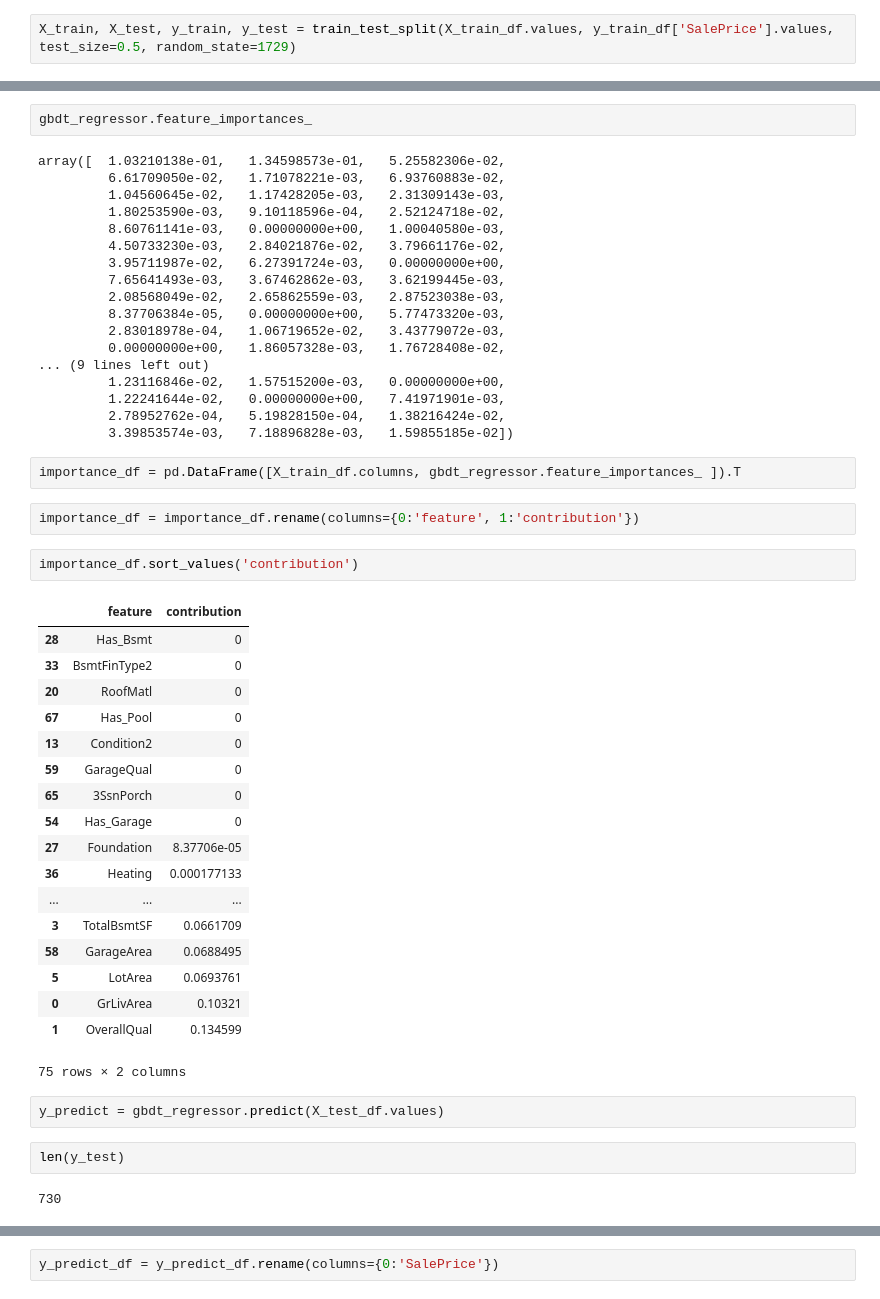
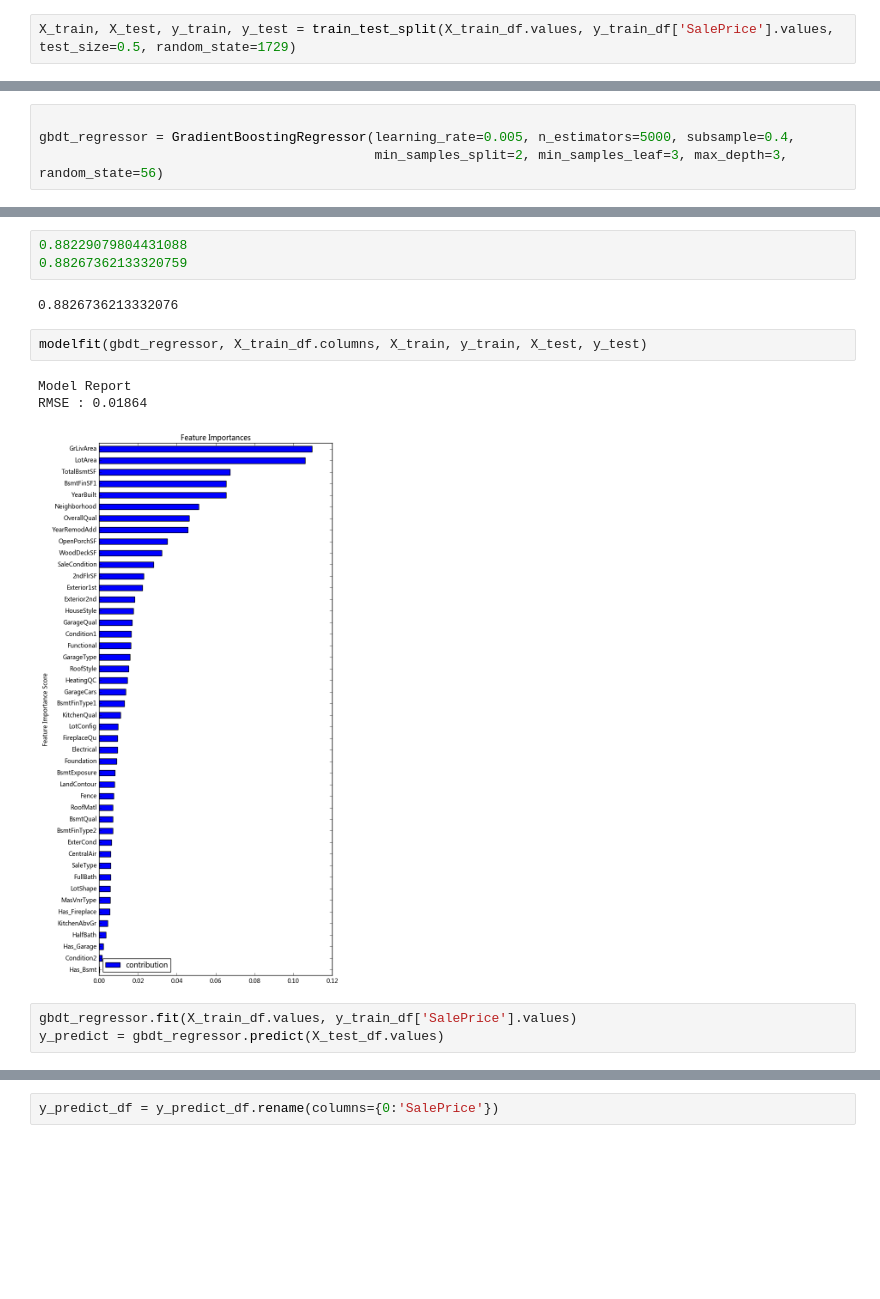
Before and after one commit to AstaTus/House_Prices_Advanced_Regression_Techniques, a Jupyter notebook: offline/XgboostModel.ipynb, the cells around one changed output, grey strips where cells are left out. Drawn from its saved outputs; the diff is of its cells as text; blank space fills up the shorter version.

```diff
--- a/offline/XgboostModel.ipynb
+++ b/offline/XgboostModel.ipynb
@@ -110,3 +238,7 @@ plt.show()
+# %%
+
+gbdt_regressor = GradientBoostingRegressor(learning_rate=0.005, n_estimators=5000, subsample=0.4,
+                                           min_samples_split=2, min_samples_leaf=3, max_depth=3, random_state=56)
 # %%
 gbdt_regressor.fit(X_train, y_train)
 gbdt_regressor.score(X_test, y_test)
@@ -146,52 +247,15 @@ Index(['GrLivArea', 'OverallQual', 'BsmtFinSF1', 'TotalBsmtSF', 'LotShape',
-# %%
-gbdt_regressor.feature_importances_
-# %% [output]
-array([  1.03210138e-01,   1.34598573e-01,   5.25582306e-02,
-         6.61709050e-02,   1.71078221e-03,   6.93760883e-02,
-         1.04560645e-02,   1.17428205e-03,   2.31309143e-03,
-         1.80253590e-03,   9.10118596e-04,   2.52124718e-02,
-         8.60761141e-03,   0.00000000e+00,   1.00040580e-03,
-         4.50733230e-03,   2.84021876e-02,   3.79661176e-02,
-         3.95711987e-02,   6.27391724e-03,   0.00000000e+00,
-         7.65641493e-03,   3.67462862e-03,   3.62199445e-03,
-         2.08568049e-02,   2.65862559e-03,   2.87523038e-03,
-         8.37706384e-05,   0.00000000e+00,   5.77473320e-03,
-         2.83018978e-04,   1.06719652e-02,   3.43779072e-03,
-         0.00000000e+00,   1.86057328e-03,   1.76728408e-02,
-... (9 lines left out)
-         1.23116846e-02,   1.57515200e-03,   0.00000000e+00,
-         1.22241644e-02,   0.00000000e+00,   7.41971901e-03,
-         2.78952762e-04,   5.19828150e-04,   1.38216424e-02,
-         3.39853574e-03,   7.18896828e-03,   1.59855185e-02])
-# %%
-importance_df = pd.DataFrame([X_train_df.columns, gbdt_regressor.feature_importances_ ]).T
-# %%
-importance_df = importance_df.rename(columns={0:'feature', 1:'contribution'})
-# %%
-importance_df.sort_values('contribution')
-# %% [output]
-|  | feature | contribution |
-| 28 | Has_Bsmt | 0 |
-| 33 | BsmtFinType2 | 0 |
-| 20 | RoofMatl | 0 |
-| 67 | Has_Pool | 0 |
-| 13 | Condition2 | 0 |
-| 59 | GarageQual | 0 |
-| 65 | 3SsnPorch | 0 |
-| 54 | Has_Garage | 0 |
-| 27 | Foundation | 8.37706e-05 |
-| 36 | Heating | 0.000177133 |
-| ... | ... | ... |
-| 3 | TotalBsmtSF | 0.0661709 |
-| 58 | GarageArea | 0.0688495 |
-| 5 | LotArea | 0.0693761 |
-| 0 | GrLivArea | 0.10321 |
-| 1 | OverallQual | 0.134599 |
-75 rows × 2 columns
+# %%
+0.88229079804431088
+0.88267362133320759
+# %% [output]
+0.8826736213332076
+# %%
+modelfit(gbdt_regressor, X_train_df.columns, X_train, y_train, X_test, y_test)
+# %% [output]
+Model Report
+RMSE : 0.01864
+[figure, added]
 # %%
+gbdt_regressor.fit(X_train_df.values, y_train_df['SalePrice'].values)
 y_predict = gbdt_regressor.predict(X_test_df.values)
-# %%
-len(y_test)
-# %% [output]
-730
 # %%
```
Also changed, not shown: parts of 17 cells of this notebook, 13 other files.
